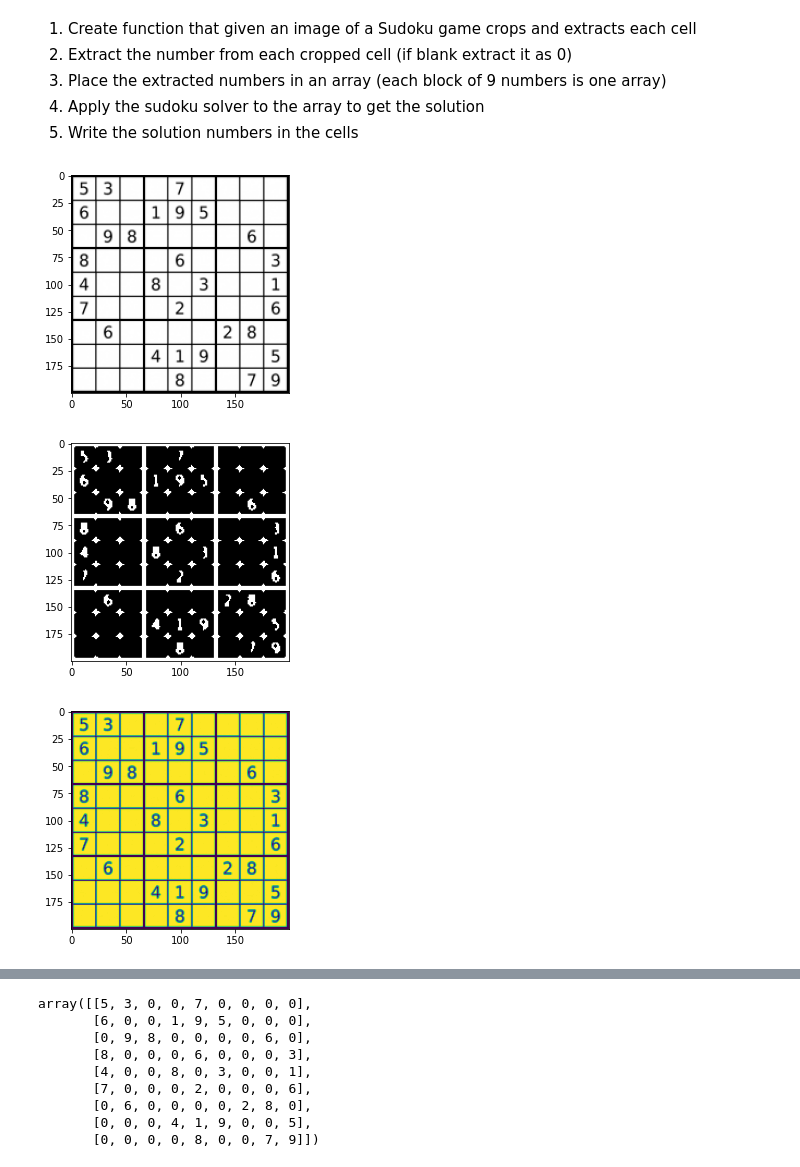
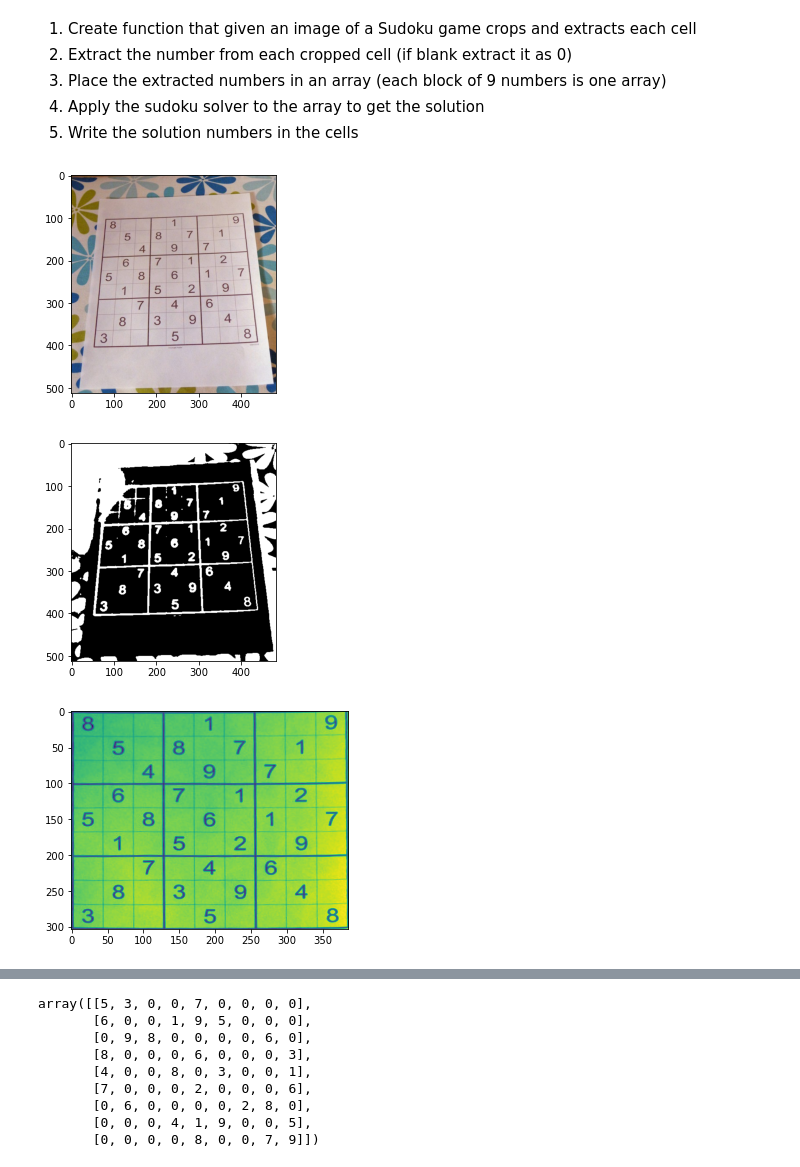
Before and after one commit to Tobias-GH-Schulz/computer-vision, a Jupyter notebook: Sudoku solver/Sudoku_solver.ipynb, the cells around one changed output, grey strips where cells are left out. Drawn from its saved outputs; the diff is of its cells as text; code cells hidden in the pictures.

Commit message:
Updated sudoku solver

```diff
--- a/Sudoku solver/Sudoku_solver.ipynb
+++ b/Sudoku solver/Sudoku_solver.ipynb
@@ -16,16 +17,16 @@ from tensorflow import keras
 from tensorflow.keras import layers
 from tensorflow.keras.models import load_model
 # %%
-sudoku = cv2.imread("./img/sudoku2.png")
+sudoku = cv2.imread("./img/sudoku3.jpeg")
 sudoku_gray = cv2.cvtColor(sudoku, cv2.COLOR_BGR2GRAY)
 sudoku_color = cv2.cvtColor(sudoku, cv2.COLOR_BGR2RGB)
 plt.imshow(sudoku_color);
 # %% [output]
-[figure, old version]
+[figure, new version]
 # %%
 sudoku_color_copy = sudoku_color.copy()
 sudoku_blur = cv2.GaussianBlur(sudoku_gray, (7,7), 0)
 ret, th = cv2.threshold(sudoku_blur, 170, 255, cv2.THRESH_BINARY_INV)
 plt.imshow(th, cmap="gray");
 # %% [output]
-[figure, old version]
+[figure, new version]
@@ -47,8 +75,8 @@ def crop_sudoku(sudoku_gray):
 # %%
-temp_gray = crop_sudoku(sudoku_gray)
-plt.imshow(temp_gray);
+temp_gray, temp_gray_warped = find_puzzle(sudoku)
+plt.imshow(temp_gray_warped);
 # %% [output]
-[figure, old version]
+[figure, new version]
 # %%
 def get_contour_x_center_coordinate(contours):
     if cv2.contourArea(contours) > 2:
```
Also changed, not shown: parts of 6 cells of this notebook, 34 other files.
